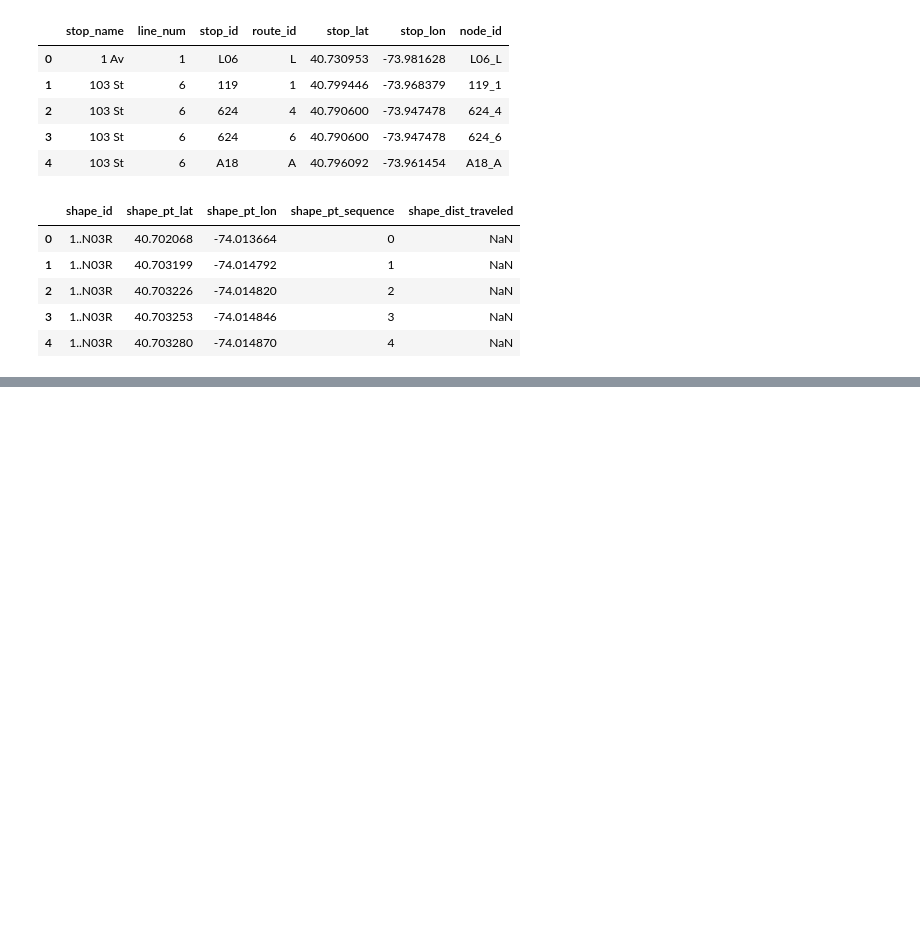
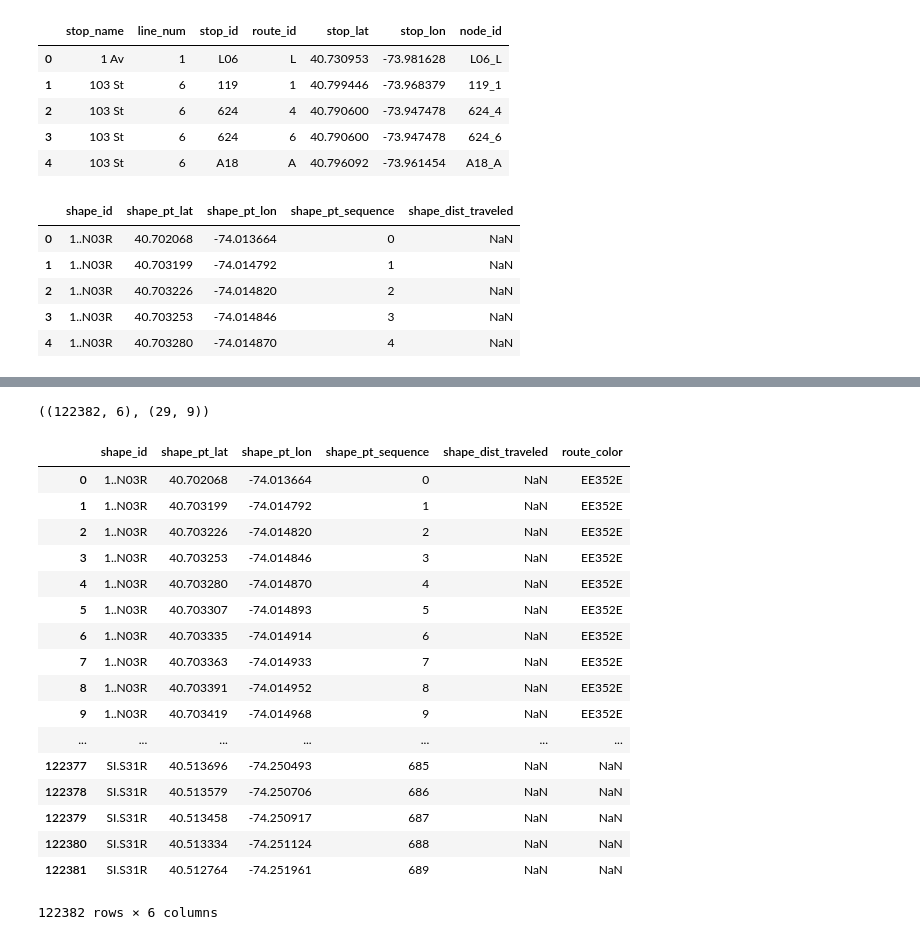
Before and after one commit to beasteers/data_viz_project, a Jupyter notebook: stops.ipynb, the cells around one changed output, grey strips where cells are left out. Drawn from its saved outputs; the diff is of its cells as text; code cells hidden in the pictures; blank space fills up the shorter version.

```diff
--- a/stops.ipynb
+++ b/stops.ipynb
@@ -265,0 +267,3 @@ AttributeError: 'Series' object has no attribute 'row'
+# %%
+routes = pd.read_csv('static/data/GTFS_nyc_Subway/routes.txt')
+routes.head()
@@ -265,0 +277,29 @@ AttributeError: 'Series' object has no attribute 'row'
+# %%
+shape.shape, routes.shape
+# %% [output]
+((122382, 6), (29, 9))
+# %%
+new_shape = shape.merge(routes, left_on='lines', right_on='route_id')
+# %%
+new_shape = new_shape[['shape_id', 'shape_pt_lat', 'shape_pt_lon', 'shape_pt_sequence','shape_dist_traveled', 'route_color']]
+# %%
+new_shape.to_csv('static/data/GTFS_nyc_Subway/new_shape.csv', index=False)
+# %% [output]
+|  | shape_id | shape_pt_lat | shape_pt_lon | shape_pt_sequence | shape_dist_traveled | route_color |
+| 0 | 1..N03R | 40.702068 | -74.013664 | 0 | NaN | EE352E |
+| 1 | 1..N03R | 40.703199 | -74.014792 | 1 | NaN | EE352E |
+| 2 | 1..N03R | 40.703226 | -74.014820 | 2 | NaN | EE352E |
+| 3 | 1..N03R | 40.703253 | -74.014846 | 3 | NaN | EE352E |
+| 4 | 1..N03R | 40.703280 | -74.014870 | 4 | NaN | EE352E |
+| 5 | 1..N03R | 40.703307 | -74.014893 | 5 | NaN | EE352E |
+| 6 | 1..N03R | 40.703335 | -74.014914 | 6 | NaN | EE352E |
+| 7 | 1..N03R | 40.703363 | -74.014933 | 7 | NaN | EE352E |
+| 8 | 1..N03R | 40.703391 | -74.014952 | 8 | NaN | EE352E |
+| 9 | 1..N03R | 40.703419 | -74.014968 | 9 | NaN | EE352E |
+| ... | ... | ... | ... | ... | ... | ... |
+| 122377 | SI.S31R | 40.513696 | -74.250493 | 685 | NaN | NaN |
+| 122378 | SI.S31R | 40.513579 | -74.250706 | 686 | NaN | NaN |
+| 122379 | SI.S31R | 40.513458 | -74.250917 | 687 | NaN | NaN |
+| 122380 | SI.S31R | 40.513334 | -74.251124 | 688 | NaN | NaN |
+| 122381 | SI.S31R | 40.512764 | -74.251961 | 689 | NaN | NaN |
+122382 rows × 6 columns
```
Also changed, not shown: parts of 4 cells of this notebook, 2 other files.
